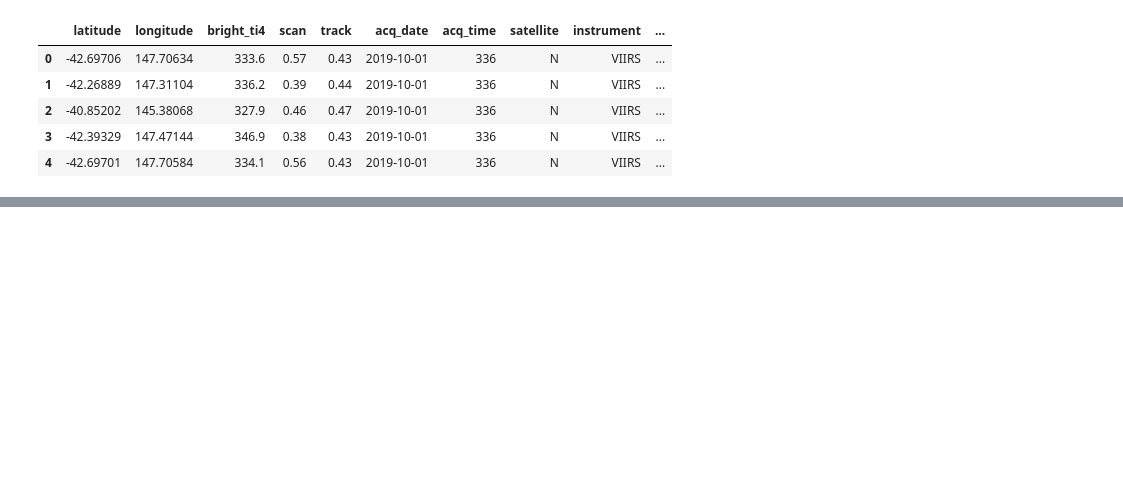
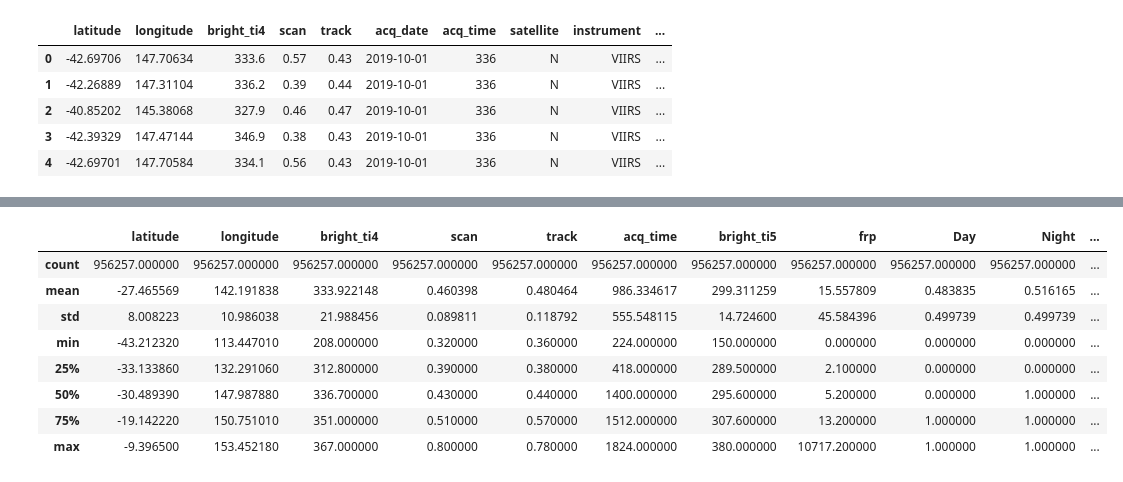
Before and after one commit to rromerov/fires-across-Australia, a Jupyter notebook: main.ipynb, the cells around one changed output, grey strips where cells are left out. Saved outputs shown, nothing was run; the diff lists cells and outputs as text; code cells hidden in the pictures; blank space fills up the shorter version.

```diff
--- a/main.ipynb
+++ b/main.ipynb
@@ -86,0 +29,4 @@ Se presenta un mayor número de incendios en la noche
+# %%
+confidence=pd.get_dummies(df["confidence"])
+# %%
+df2=pd.concat([df,dianoche,confidence],axis=1)
@@ -86,0 +42,2 @@ Se presenta un mayor número de incendios en la noche
+# %%
+df3=df2.drop(["satellite","instrument","version","daynight","confidence"],axis=1)
@@ -86,0 +71,2 @@ Se presenta un mayor número de incendios en la noche
+# %%
+df3=df3.rename(columns={"D":"Day","N":"Night"})
@@ -86,0 +82,12 @@ Se presenta un mayor número de incendios en la noche
+# %%
+df3.describe()
+# %% [output]
+|  | latitude | longitude | bright_ti4 | scan | track | acq_time | bright_ti5 | frp | Day | Night | ... |
+| count | 956257.000000 | 956257.000000 | 956257.000000 | 956257.000000 | 956257.000000 | 956257.000000 | 956257.000000 | 956257.000000 | 956257.000000 | 956257.000000 | ... |
+| mean | -27.465569 | 142.191838 | 333.922148 | 0.460398 | 0.480464 | 986.334617 | 299.311259 | 15.557809 | 0.483835 | 0.516165 | ... |
+| std | 8.008223 | 10.986038 | 21.988456 | 0.089811 | 0.118792 | 555.548115 | 14.724600 | 45.584396 | 0.499739 | 0.499739 | ... |
+| min | -43.212320 | 113.447010 | 208.000000 | 0.320000 | 0.360000 | 224.000000 | 150.000000 | 0.000000 | 0.000000 | 0.000000 | ... |
+| 25% | -33.133860 | 132.291060 | 312.800000 | 0.390000 | 0.380000 | 418.000000 | 289.500000 | 2.100000 | 0.000000 | 0.000000 | ... |
+| 50% | -30.489390 | 147.987880 | 336.700000 | 0.430000 | 0.440000 | 1400.000000 | 295.600000 | 5.200000 | 0.000000 | 1.000000 | ... |
+| 75% | -19.142220 | 150.751010 | 351.000000 | 0.510000 | 0.570000 | 1512.000000 | 307.600000 | 13.200000 | 1.000000 | 1.000000 | ... |
+| max | -9.396500 | 153.452180 | 367.000000 | 0.800000 | 0.780000 | 1824.000000 | 380.000000 | 10717.200000 | 1.000000 | 1.000000 | ... |
```
Also changed, not shown: parts of 23 cells of this notebook.
